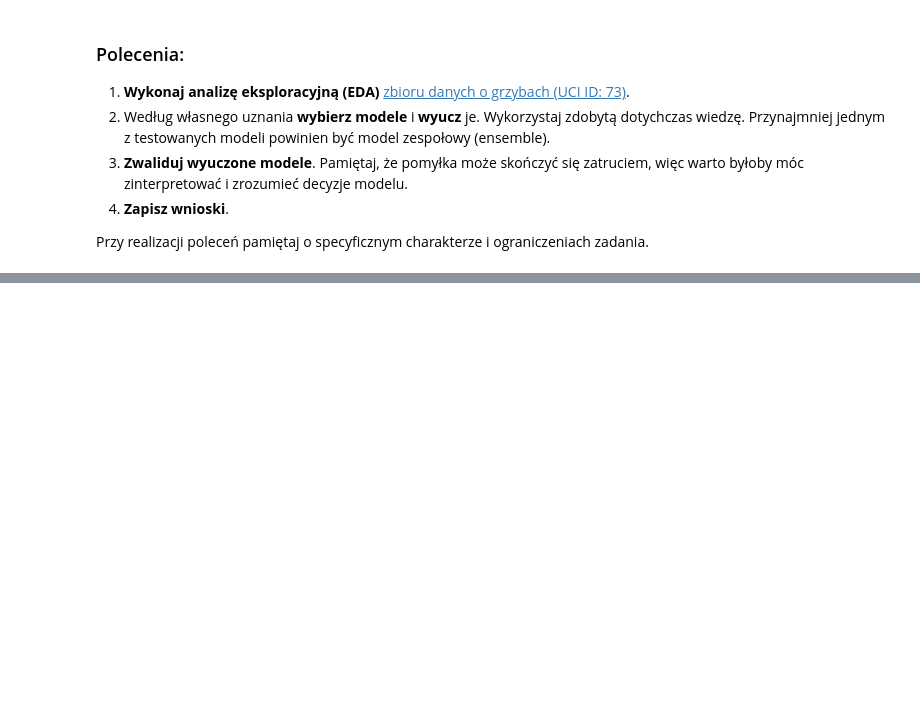
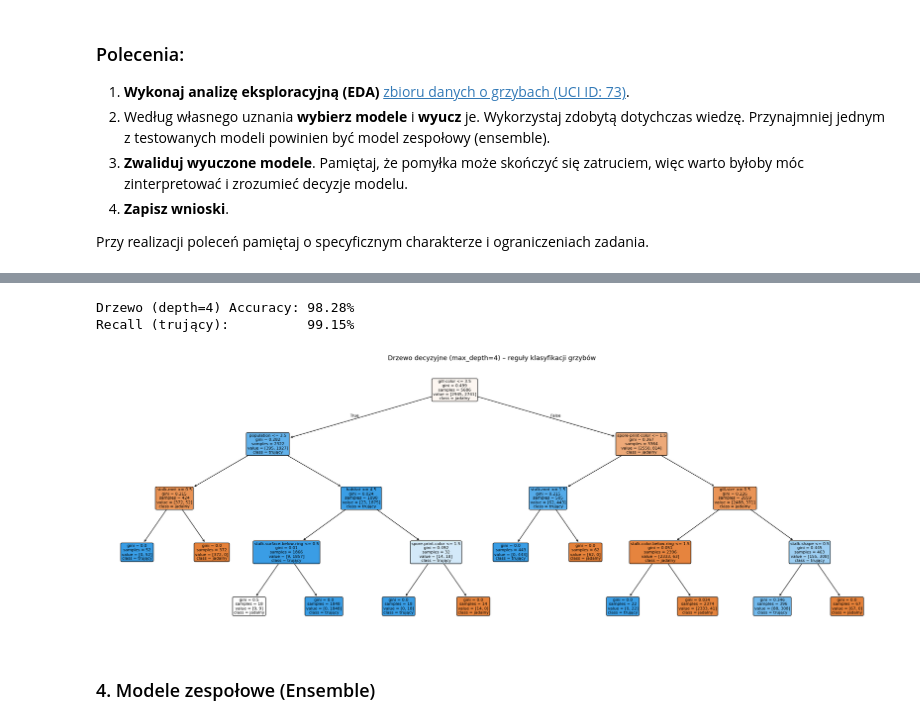
Before and after one commit to Zajecia-na-PWr-LR/lista-5-kub47, a Jupyter notebook: Lab_05.ipynb, the cells around one changed output, grey strips where cells are left out. Drawn from its saved outputs; the diff is of its cells as text; code cells hidden in the pictures; blank space fills up the shorter version.

```diff
--- a/Lab_05.ipynb
+++ b/Lab_05.ipynb
@@ -578,0 +1035,27 @@ Przy realizacji poleceń pamiętaj o specyficznym charakterze i ograniczeniach z
+# %%
+# Płytkie drzewo – do wizualizacji i interpretacji przez lekarza/grzybiarza
+dt_shallow = Pipeline([
+    ("prep", preprocessor_tree),
+    ("clf",  DecisionTreeClassifier(max_depth=4, random_state=42))
+])
+dt_shallow.fit(X_train, y_train)
+y_pred_sh = dt_shallow.predict(X_test)
+print(f"Drzewo (depth=4) Accuracy: {accuracy_score(y_test, y_pred_sh)*100:.2f}%")
+print(f"Recall (trujący):          {recall_score(y_test, y_pred_sh)*100:.2f}%")
+
+fig, ax = plt.subplots(figsize=(22, 8))
+plot_tree(
+    dt_shallow.named_steps["clf"],
+    feature_names=all_cols,
+    class_names=["jadalny", "trujący"],
+    filled=True, rounded=True, fontsize=8, ax=ax
+)
+ax.set_title("Drzewo decyzyjne (max_depth=4) – reguły klasyfikacji grzybów", fontsize=13)
+plt.tight_layout()
+plt.show()
+# %% [output]
+Drzewo (depth=4) Accuracy: 98.28%
+Recall (trujący):          99.15%
+[figure, added]
+# %% [markdown]
+### 4. Modele zespołowe (Ensemble)
```
Also changed, not shown: parts of 45 cells of this notebook, 2 other files.
